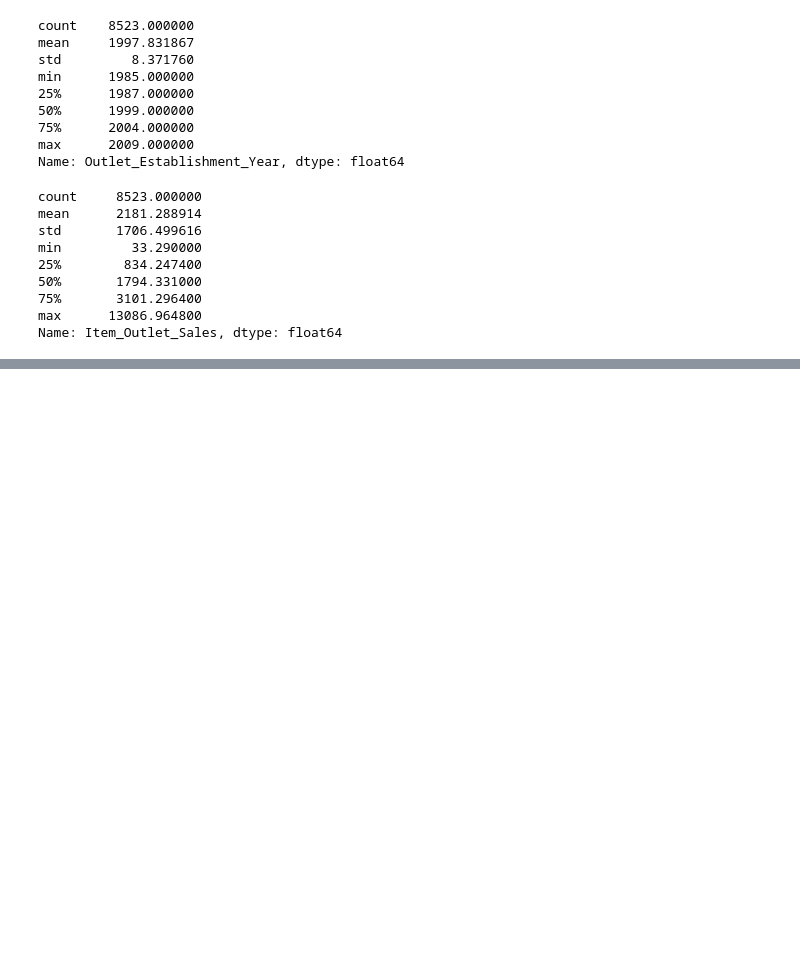
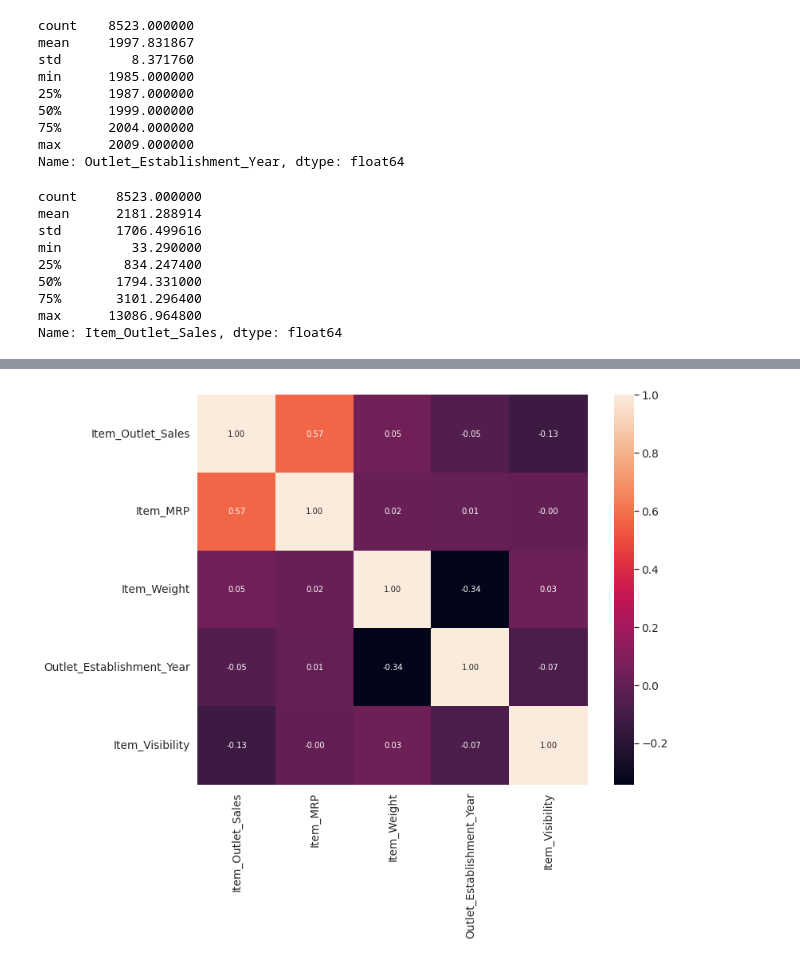
Before and after one commit to LuisaUpegui/sales_predictions-, a Jupyter notebook: sales_predictions.ipynb, the cells around one changed output, grey strips where cells are left out. Cells and saved outputs as stored; diff of their text form; code cells hidden in the pictures; blank space fills up the shorter version.

```diff
--- a/sales_predictions.ipynb
+++ b/sales_predictions.ipynb
@@ -218,0 +328,13 @@ Name: Item_Outlet_Sales, dtype: float64
+# %%
+# En esta matriz de correlación podemos ver que la unica variable numerica que tiene correlación con la variable a predecir
+# es Item MRP esta correlación es positiva y de casi 0.6
+corr = df.corr()
+k = 5 #number of variables for heatmap
+plt.subplots(figsize=(12,9))
+cols = corr.nlargest(k, 'Item_Outlet_Sales')['Item_Outlet_Sales'].index
+cm = np.corrcoef(df[cols].values.T)
+sns.set(font_scale=1.25)
+hm = sns.heatmap(cm, cbar=True, annot=True, square=True, fmt='.2f', annot_kws={'size': 10}, yticklabels=cols.values, xticklabels=cols.values)
+plt.show()
+# %% [output]
+[figure, added]
```
Also changed, not shown: parts of 20 cells of this notebook.
